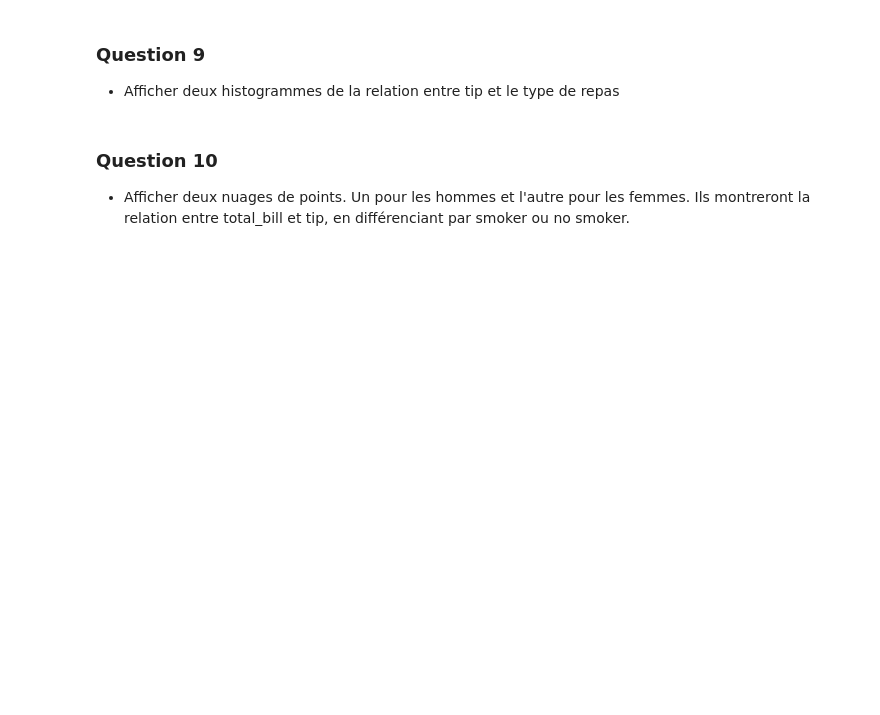
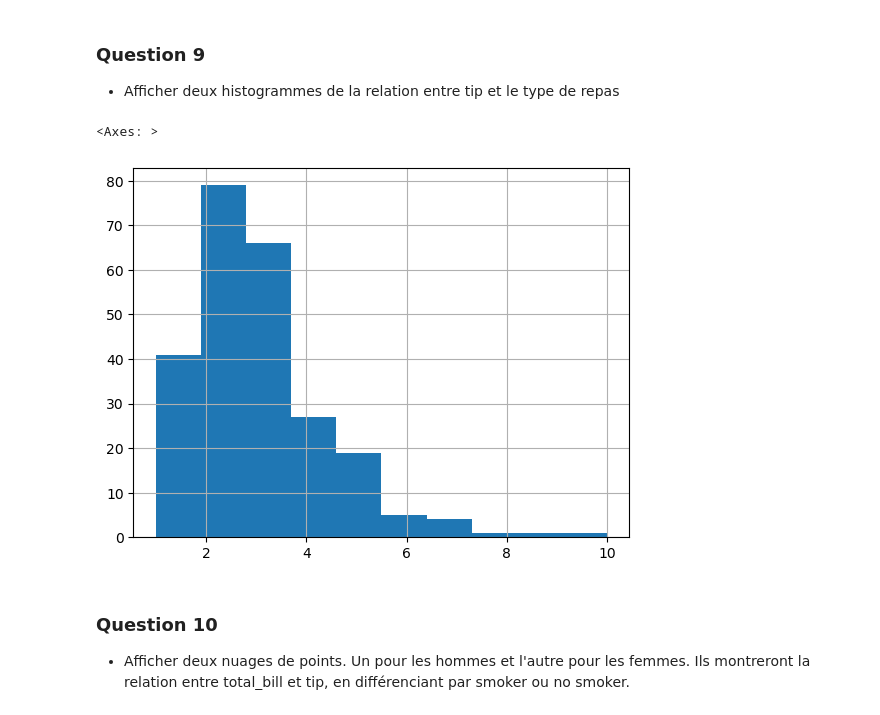
Before and after one commit to Falite/Notebooks-Jupyter, a Jupyter notebook: Analyse de données/TP03 Exercices PythonDataviz_1.ipynb, the cells around one changed output. Saved outputs shown, nothing was run; the diff lists cells and outputs as text; code cells hidden in the pictures; blank space fills up the shorter version.

```diff
--- a/Analyse de données/TP03 Exercices PythonDataviz_1.ipynb
+++ b/Analyse de données/TP03 Exercices PythonDataviz_1.ipynb
@@ -264,6 +287,11 @@ df.plot(x='tip',y='day',kind='scatter',c=df['sex'])
 # %% [markdown]
 ### Question 9
 - Afficher deux histogrammes de la relation entre tip et le type de repas
+# %%
+df['tip'].hist()
+# %% [output]
+<Axes: >
+[figure, added]
 # %% [markdown]
 ### Question 10
 - Afficher deux nuages de points. Un pour les hommes et l'autre pour les femmes. Ils montreront la relation entre total_bill et tip, en différenciant par smoker ou no smoker.
```
Also changed, not shown: parts of 3 cells of this notebook, 2 other files.
